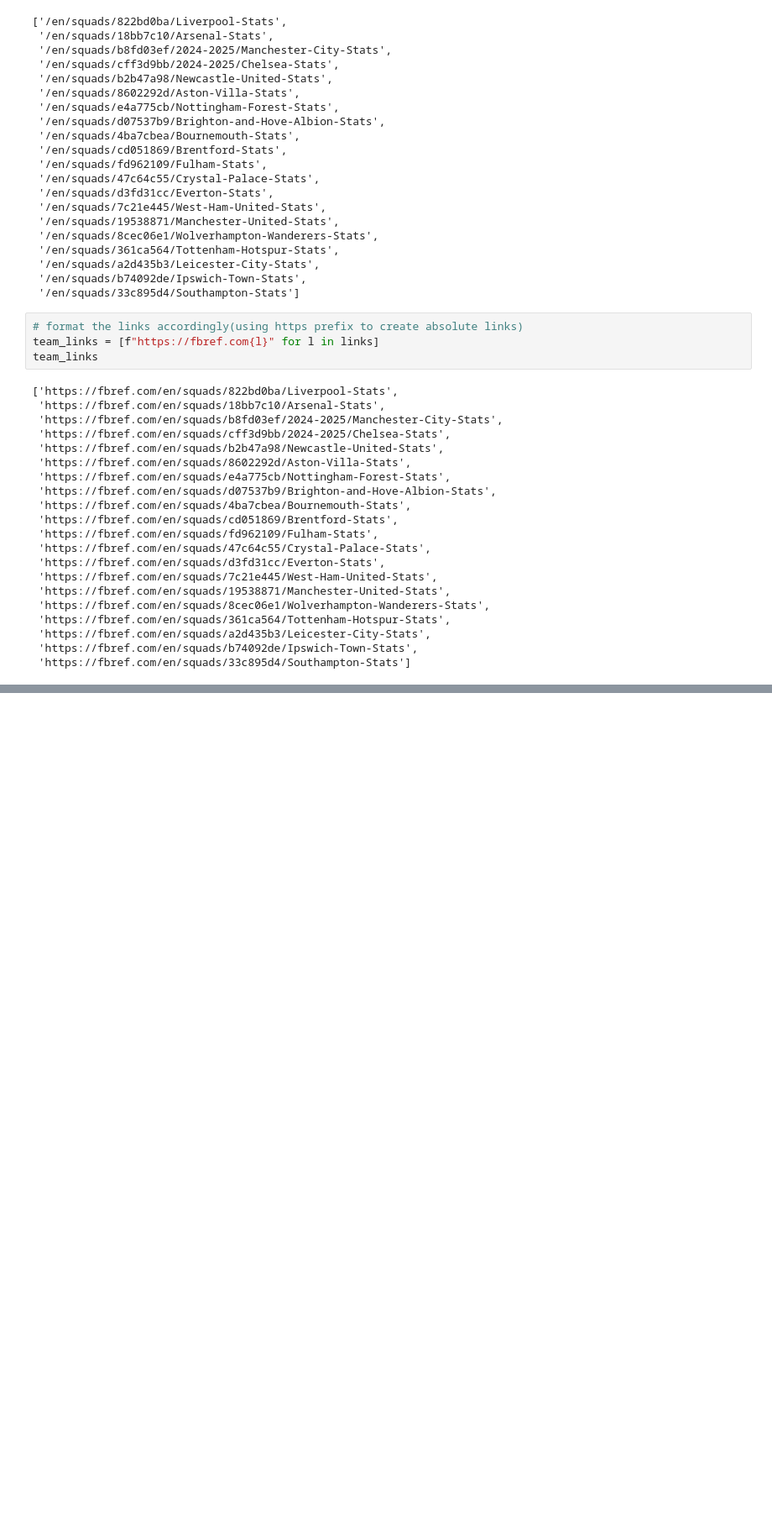
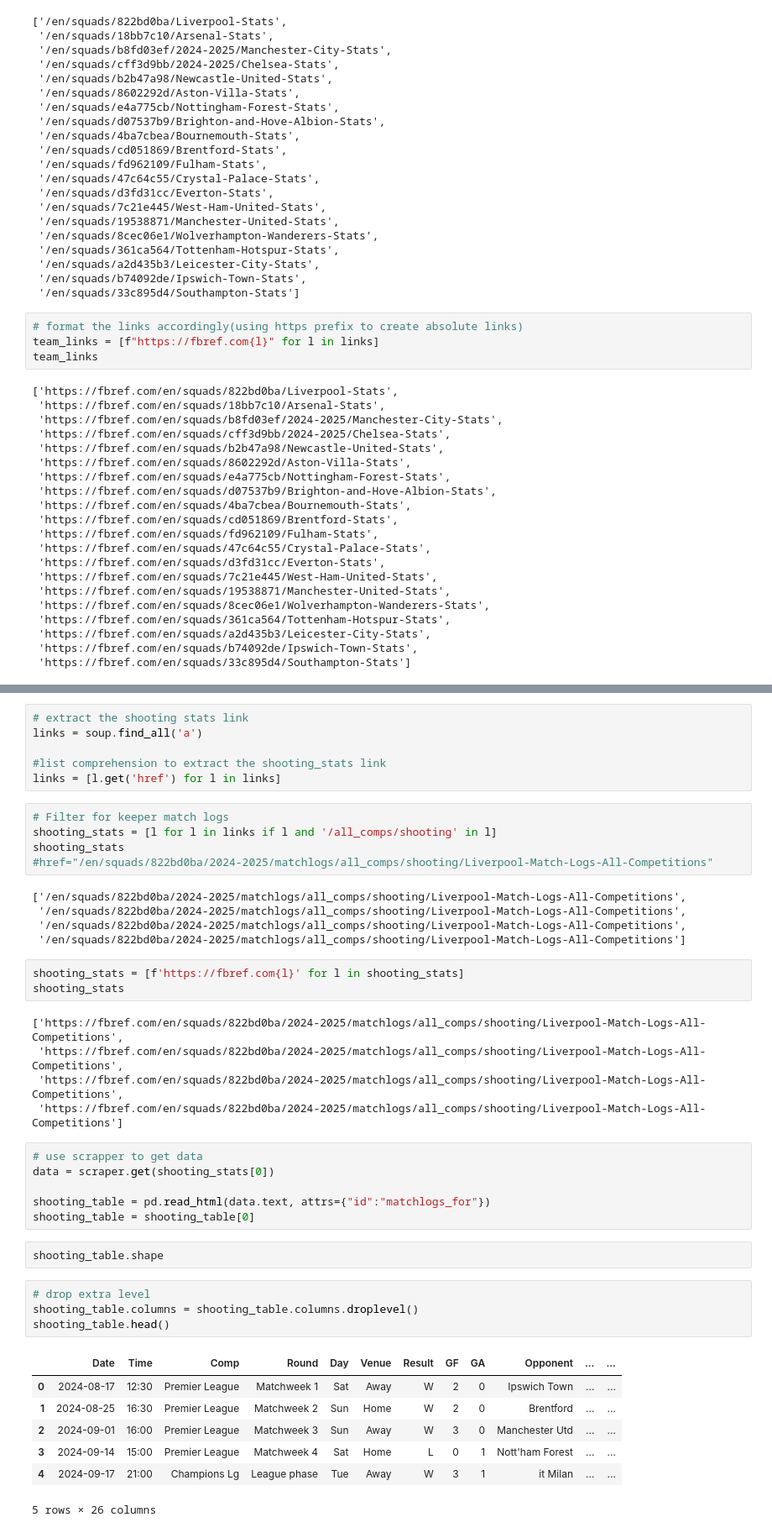
Before and after one commit to Morris-mk/Web_Scrapping_EPL, a Jupyter notebook: epl_scraping.ipynb, the cells around one changed output, grey strips where cells are left out. Shown at 84% size. Drawn from its saved outputs; the diff is of its cells as text; blank space fills up the shorter version.

```diff
--- a/epl_scraping.ipynb
+++ b/epl_scraping.ipynb
@@ -204,0 +208,44 @@ Type:      function
+# %%
+# extract the shooting stats link
+links = soup.find_all('a')
+
+#list comprehension to extract the shooting_stats link
+links = [l.get('href') for l in links]
+# %%
+# Filter for keeper match logs
+shooting_stats = [l for l in links if l and '/all_comps/shooting' in l]
+shooting_stats
+#href="/en/squads/822bd0ba/2024-2025/matchlogs/all_comps/shooting/Liverpool-Match-Logs-All-Competitions"
+# %% [output]
+['/en/squads/822bd0ba/2024-2025/matchlogs/all_comps/shooting/Liverpool-Match-Logs-All-Competitions',
+ '/en/squads/822bd0ba/2024-2025/matchlogs/all_comps/shooting/Liverpool-Match-Logs-All-Competitions',
+ '/en/squads/822bd0ba/2024-2025/matchlogs/all_comps/shooting/Liverpool-Match-Logs-All-Competitions',
+ '/en/squads/822bd0ba/2024-2025/matchlogs/all_comps/shooting/Liverpool-Match-Logs-All-Competitions']
+# %%
+shooting_stats = [f'https://fbref.com{l}' for l in shooting_stats]
+shooting_stats
+# %% [output]
+['https://fbref.com/en/squads/822bd0ba/2024-2025/matchlogs/all_comps/shooting/Liverpool-Match-Logs-All-Competitions',
+ 'https://fbref.com/en/squads/822bd0ba/2024-2025/matchlogs/all_comps/shooting/Liverpool-Match-Logs-All-Competitions',
+ 'https://fbref.com/en/squads/822bd0ba/2024-2025/matchlogs/all_comps/shooting/Liverpool-Match-Logs-All-Competitions',
+ 'https://fbref.com/en/squads/822bd0ba/2024-2025/matchlogs/all_comps/shooting/Liverpool-Match-Logs-All-Competitions']
+# %%
+# use scrapper to get data
+data = scraper.get(shooting_stats[0])
+
+shooting_table = pd.read_html(data.text, attrs={"id":"matchlogs_for"})
+shooting_table = shooting_table[0]
+# %%
+shooting_table.shape
+# %%
+# drop extra level
+shooting_table.columns = shooting_table.columns.droplevel()
+shooting_table.head()
+# %% [output]
+|  | Date | Time | Comp | Round | Day | Venue | Result | GF | GA | Opponent | ... | ... |
+| 0 | 2024-08-17 | 12:30 | Premier League | Matchweek 1 | Sat | Away | W | 2 | 0 | Ipswich Town | ... | ... |
+| 1 | 2024-08-25 | 16:30 | Premier League | Matchweek 2 | Sun | Home | W | 2 | 0 | Brentford | ... | ... |
+| 2 | 2024-09-01 | 16:00 | Premier League | Matchweek 3 | Sun | Away | W | 3 | 0 | Manchester Utd | ... | ... |
+| 3 | 2024-09-14 | 15:00 | Premier League | Matchweek 4 | Sat | Home | L | 0 | 1 | Nott'ham Forest | ... | ... |
+| 4 | 2024-09-17 | 21:00 | Champions Lg | League phase | Tue | Away | W | 3 | 1 | it Milan | ... | ... |
+5 rows × 26 columns
```
Also changed, not shown: parts of 12 cells of this notebook.
